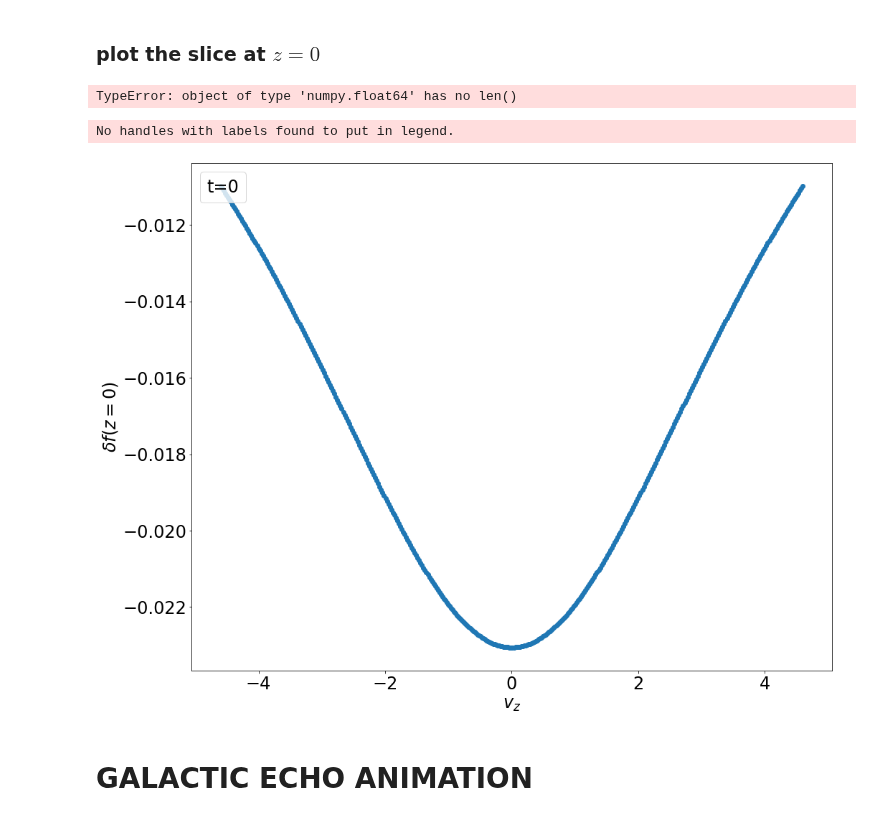
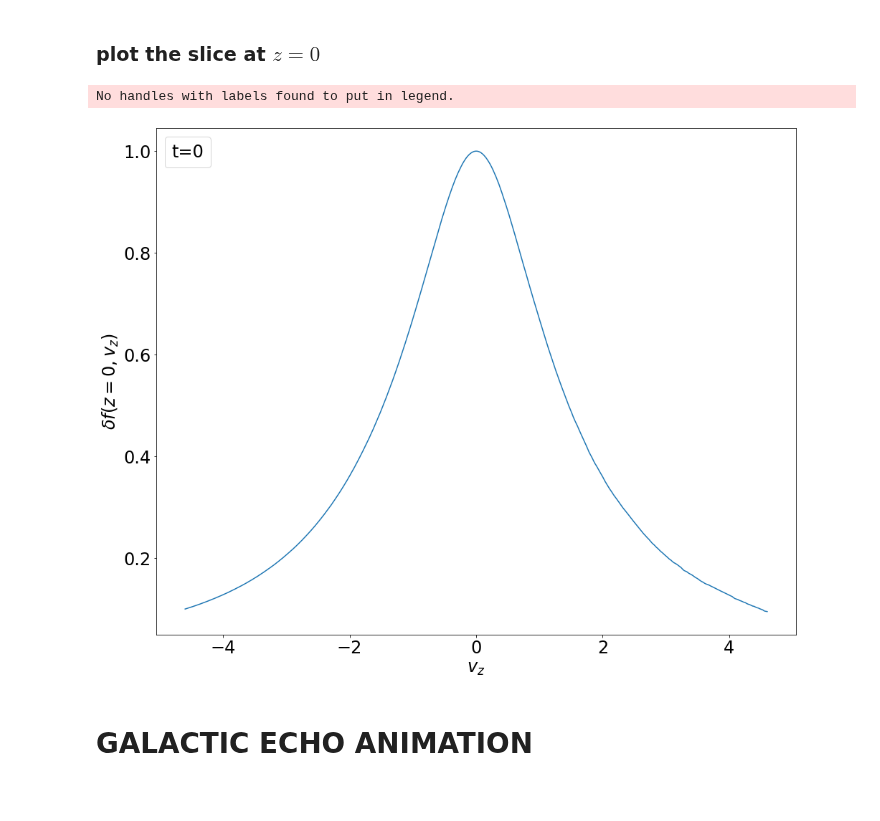
Before and after one commit to Jupiter1994/plasma-echo, a Jupyter notebook: Galactic Phase Mixing and Echo.ipynb, the cells around one changed output. Cells and saved outputs as stored; diff of their text form; code cells hidden in the pictures.

Commit message:
PM plots (z=1.5)

```diff
--- a/Galactic Phase Mixing and Echo.ipynb
+++ b/Galactic Phase Mixing and Echo.ipynb
@@ -217,40 +217,44 @@ No handles with labels found to put in legend.
 [figure]
 # %% [markdown]
 ### plot the slice at $z=0$
-# %%
-len(vzstep)
-# %% [output]
-TypeError: object of type 'numpy.float64' has no len()
 # %%
-# plot deltaf(z=0, v_z)
+# plot deltaf(z=z', v_z)
 plt.rcParams.update({'font.size':24})
 
 fig, ax = plt.subplots(1,1,figsize=(16,13))
 
-z_at_0_slice = []
+z_offset = 1.5
+# find index of z_offset within zs
+z_offset_ind = np.where(np.isclose(zs[0], z_offset, atol=zlim/N_z))[0][0]
+
 t_temp = 0
 Z = delta_f_phase_mixing(thetas, Js, t_temp)
 
-theta_ind = 0 # index of theta = 0
+# theta, J coordinates at the z=z_offset slice
+assume_harmonic_potential = False
+if assume_harmonic_potential:
+    thetas_offset, Js_offset = \
+            cart2pol_harmonic_vect(z_offset, v_zs[:,z_offset_ind])
+else:
+    thetas_offset = convert_CC_to_theta(z_offset, v_zs[:,z_offset_ind])
+    Js_offset = convert_CC_to_J(z_offset, v_zs[:,z_offset_ind])
 
-# data points
-z_at_0_slice = Z[:, theta_ind]
+slice_at_z = delta_f_phase_mixing(thetas_offset, Js_offset, t_temp)
 
-plt.scatter(v_zs[:,0], z_at_0_slice*vzstep)
-
+plt.plot(v_zs[:,z_offset_ind], slice_at_z)
 plt.xlabel("$v_z$")
-plt.ylabel("$\delta f(z=0)$")
+plt.ylabel("$\delta f(z=0, v_z)$")
 
 plt.legend(title=f"t={t_temp}", loc='upper left', labelspacing=0.)
 
 save_fig = True
 if save_fig:
     plt.savefig(f'Gaia phase mixing (thesis)/Gal_pm_slice_t={t_temp}.png', dpi=300)
 
 plt.show()
 # %% [output]
 No handles with labels found to put in legend.
-[figure, old version]
+[figure, new version]
 # %%
 ## galactic phase mixing animation
 fig, ax = plt.subplots(1,1,figsize=(12,10))
```
